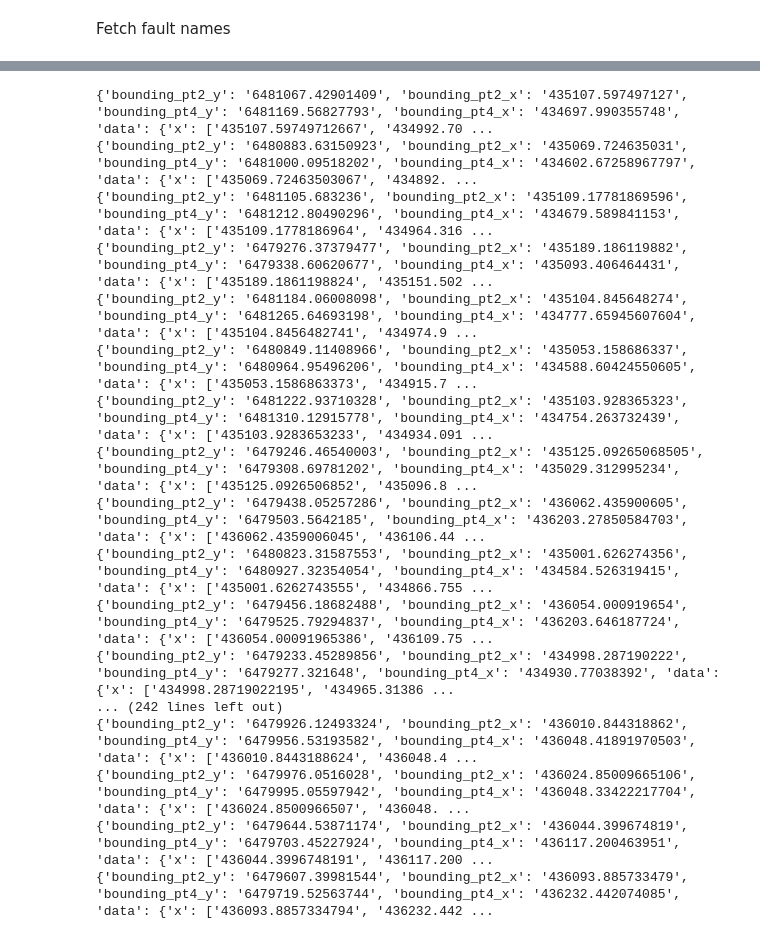
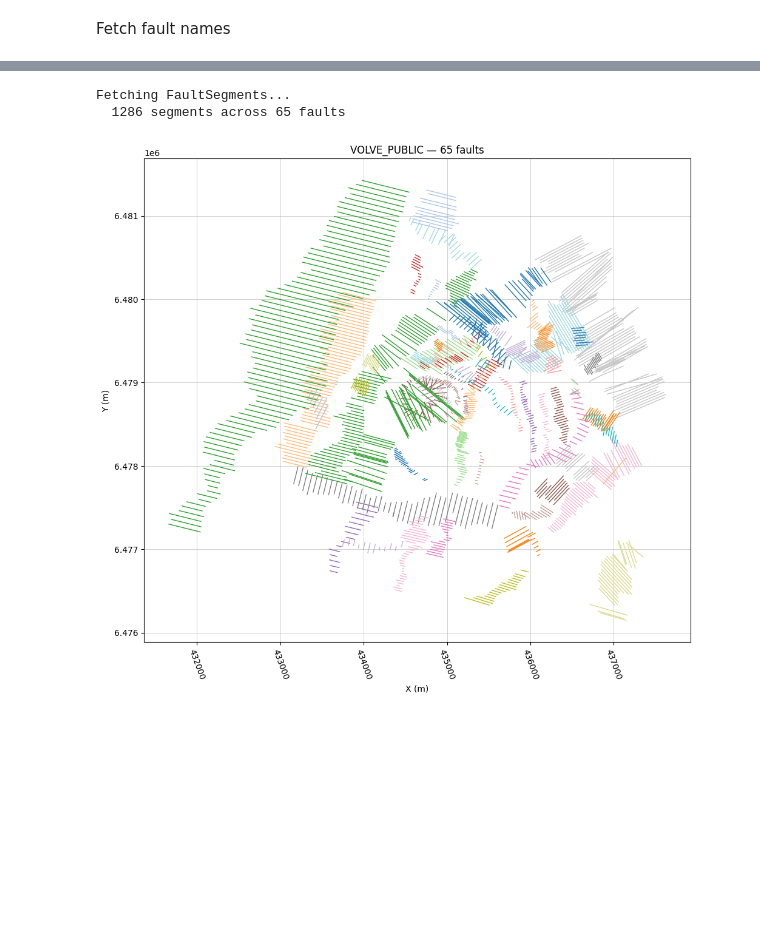
Before and after one commit to equinor/dsis-python-client, a Jupyter notebook: docs/notebooks/fetch_faults_with_dsis_client.ipynb, the cells around one changed output, grey strips where cells are left out. Drawn from its saved outputs; the diff is of its cells as text; code cells hidden in the pictures; blank space fills up the shorter version.

Commit message:
feat: complete plot of fault segments in Volve

```diff
--- a/docs/notebooks/fetch_faults_with_dsis_client.ipynb
+++ b/docs/notebooks/fetch_faults_with_dsis_client.ipynb
@@ -37,14 +42,15 @@ config = DSISConfig(
     dsis_site=os.getenv("dsis_site"),
 )
 # %%
-client = DSISClient(config)
-if client.test_connection():
+dsis_client = DSISClient(config)
+if dsis_client.test_connection():
     print("✓ Connected to DSIS API")
 # %% [output]
 ✓ Connected to DSIS API
 # %%
 MODEL_NAME = "OW5000"
-DATABASE = "BG4FROST"
+MODEL_VERSION = "5000107"
+DISTRICT = "BG4FROST"
 PROJECT = "VOLVE_PUBLIC"
 # %%
 # Helper function which might be incorporated in the dsis-client library in the future
@@ -63,7 +69,7 @@ def build_district_id(database: str, *, model_name: str) -> str:
         return f"OpenWorksCommonModel_OW_{database}-OW_{database}"
     return f"OpenWorks_OW_{database}_SingleSource-OW_{database}"
 
-qkw: dict = {"district_id": build_district_id(DATABASE, model_name=MODEL_NAME), "project": PROJECT}
+qkw: dict = {"district_id": build_district_id(DISTRICT, model_name=MODEL_NAME), "project": PROJECT}
 if "model_name" in inspect.signature(QueryBuilder).parameters:
     qkw["model_name"] = MODEL_NAME
 # %%
@@ -111,24 +133,14 @@ query = (
     )
     .schema("FaultSegment")
 )
-# %%
-for item in dsis_client.execute_query(query, timeout=250):
-    print(item)
-# %% [output]
-{'bounding_pt2_y': '6481067.42901409', 'bounding_pt2_x': '435107.597497127', 'bounding_pt4_y': '6481169.56827793', 'bounding_pt4_x': '434697.990355748', 'data': {'x': ['435107.59749712667', '434992.70 ...
-{'bounding_pt2_y': '6480883.63150923', 'bounding_pt2_x': '435069.724635031', 'bounding_pt4_y': '6481000.09518202', 'bounding_pt4_x': '434602.67258967797', 'data': {'x': ['435069.72463503067', '434892. ...
-{'bounding_pt2_y': '6481105.683236', 'bounding_pt2_x': '435109.17781869596', 'bounding_pt4_y': '6481212.80490296', 'bounding_pt4_x': '434679.589841153', 'data': {'x': ['435109.1778186964', '434964.316 ...
-{'bounding_pt2_y': '6479276.37379477', 'bounding_pt2_x': '435189.186119882', 'bounding_pt4_y': '6479338.60620677', 'bounding_pt4_x': '435093.406464431', 'data': {'x': ['435189.1861198824', '435151.502 ...
-{'bounding_pt2_y': '6481184.06008098', 'bounding_pt2_x': '435104.845648274', 'bounding_pt4_y': '6481265.64693198', 'bounding_pt4_x': '434777.65945607604', 'data': {'x': ['435104.8456482741', '434974.9 ...
-{'bounding_pt2_y': '6480849.11408966', 'bounding_pt2_x': '435053.158686337', 'bounding_pt4_y': '6480964.95496206', 'bounding_pt4_x': '434588.60424550605', 'data': {'x': ['435053.1586863373', '434915.7 ...
-{'bounding_pt2_y': '6481222.93710328', 'bounding_pt2_x': '435103.928365323', 'bounding_pt4_y': '6481310.12915778', 'bounding_pt4_x': '434754.263732439', 'data': {'x': ['435103.9283653233', '434934.091 ...
-{'bounding_pt2_y': '6479246.46540003', 'bounding_pt2_x': '435125.09265068505', 'bounding_pt4_y': '6479308.69781202', 'bounding_pt4_x': '435029.312995234', 'data': {'x': ['435125.0926506852', '435096.8 ...
-{'bounding_pt2_y': '6479438.05257286', 'bounding_pt2_x': '436062.435900605', 'bounding_pt4_y': '6479503.5642185', 'bounding_pt4_x': '436203.27850584703', 'data': {'x': ['436062.4359006045', '436106.44 ...
-{'bounding_pt2_y': '6480823.31587553', 'bounding_pt2_x': '435001.626274356', 'bounding_pt4_y': '6480927.32354054', 'bounding_pt4_x': '434584.526319415', 'data': {'x': ['435001.6262743555', '434866.755 ...
-{'bounding_pt2_y': '6479456.18682488', 'bounding_pt2_x': '436054.000919654', 'bounding_pt4_y': '6479525.79294837', 'bounding_pt4_x': '436203.646187724', 'data': {'x': ['436054.00091965386', '436109.75 ...
-{'bounding_pt2_y': '6479233.45289856', 'bounding_pt2_x': '434998.287190222', 'bounding_pt4_y': '6479277.321648', 'bounding_pt4_x': '434930.77038392', 'data': {'x': ['434998.28719022195', '434965.31386 ...
-... (242 lines left out)
-{'bounding_pt2_y': '6479926.12493324', 'bounding_pt2_x': '436010.844318862', 'bounding_pt4_y': '6479956.53193582', 'bounding_pt4_x': '436048.41891970503', 'data': {'x': ['436010.8443188624', '436048.4 ...
-{'bounding_pt2_y': '6479976.0516028', 'bounding_pt2_x': '436024.85009665106', 'bounding_pt4_y': '6479995.05597942', 'bounding_pt4_x': '436048.33422217704', 'data': {'x': ['436024.8500966507', '436048. ...
-{'bounding_pt2_y': '6479644.53871174', 'bounding_pt2_x': '436044.399674819', 'bounding_pt4_y': '6479703.45227924', 'bounding_pt4_x': '436117.200463951', 'data': {'x': ['436044.3996748191', '436117.200 ...
-{'bounding_pt2_y': '6479607.39981544', 'bounding_pt2_x': '436093.885733479', 'bounding_pt4_y': '6479719.52563744', 'bounding_pt4_x': '436232.442074085', 'data': {'x': ['436093.8857334794', '436232.442 ...
+# %%
+print("Fetching FaultSegments...")
+segments = fetch_segments(dsis_client, qkw)
+n_faults = len({s["fault_plane_id"] for s in segments})
+print(f"  {len(segments)} segments across {n_faults} faults")
+
+plot_fault_map(segments)
+# %% [output]
+Fetching FaultSegments...
+  1286 segments across 65 faults
+[figure, added]
```
Also changed, not shown: parts of 3 cells of this notebook.
